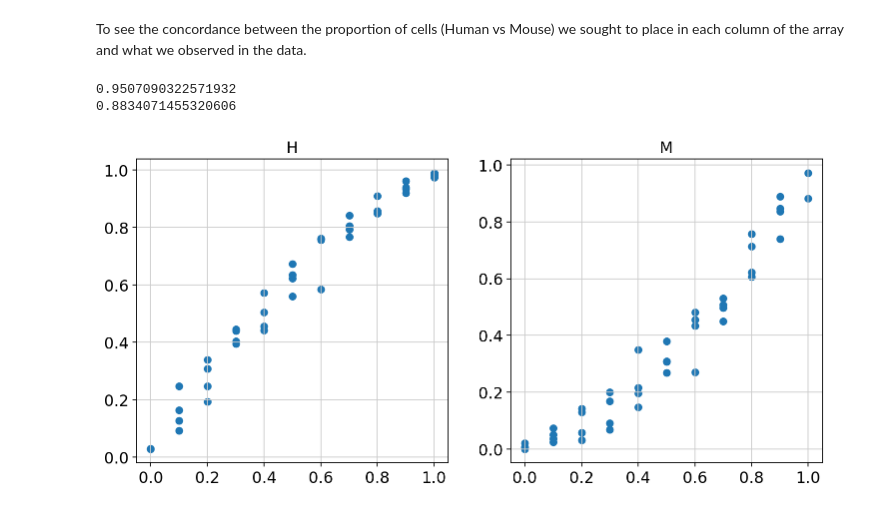
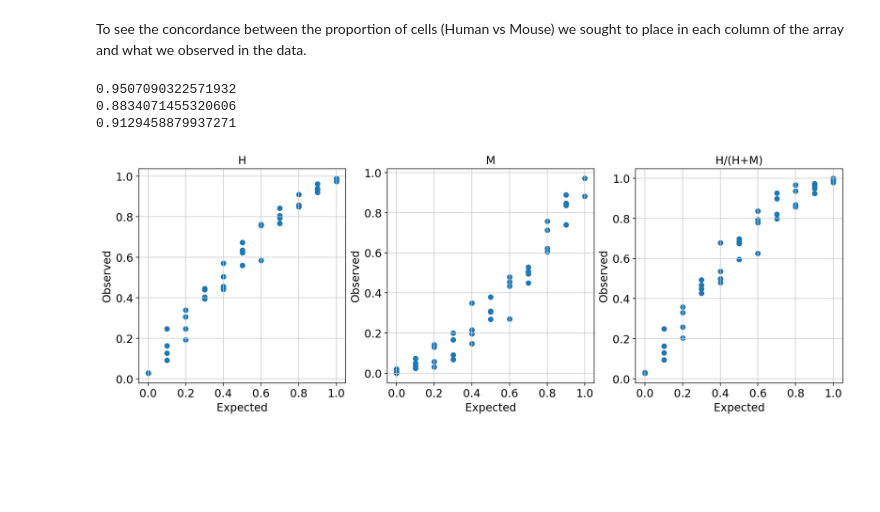
Before and after one commit to yelabucsf/spatial, a Jupyter notebook: notebooks/figures/XYZeq_fig1.ipynb, the cells around one changed output. Saved outputs shown, nothing was run; the diff lists cells and outputs as text; code cells hidden in the pictures; blank space fills up the shorter version.

Commit message:
clearer lins CCC plot labels

```diff
--- a/notebooks/figures/XYZeq_fig1.ipynb
+++ b/notebooks/figures/XYZeq_fig1.ipynb
@@ -60,7 +60,7 @@ _GH:_ Instead, loading in the h5ad. @Derek should upload the original files to B
 # %% [markdown]
 ## Load Matrix and Filter
 # %%
-# adata = sc.read_h5ad(prefix + '293t_3t3_cell_line.h5ad')
+adata = sc.read_h5ad(prefix + '293t_3t3_cell_line.h5ad')
 # adata = sc.read_h5ad('/Users/derekbogdanoff/projects/XYZeq/cell_line.h5ad')
 # %%
 adata
@@ -80,7 +80,7 @@ sc.pp.filter_cells(adata, max_counts=10000)
 
 ## define mito genes
 # mito_genes=[name for name in adata.var_names if name.startswith(('mm10_mt-', 'hg19_mt-', 'mt-'))]
-# mito_genes=[name for name in adata.var_names if (('_mt-' in name) or ('_MT-' in name))]
+mito_genes=[name for name in adata.var_names if (('_mt-' in name) or ('_MT-' in name))]
 
 
 ##create new obs anotation to define percent mito for each cell
@@ -361,16 +361,24 @@ col_props = col_props.divide(col_props.sum(1),axis='rows')
 # %%
 col_props.fillna(0, inplace=True)
 df.fillna(0, inplace=True)
+# %%
+col_props['H/(H+M)'] = col_props['H']/col_props[['H', 'M']].sum(1)
+# %%
+df['H/(H+M)'] = df['H']/df[['H', 'M']].sum(1)
 # %%
 print(llincc(col_props['H'].values, df['H'].values))
 print(llincc(col_props['M'].values, df['M'].values))
+print(llincc(col_props['H/(H+M)'].values, df['H/(H+M)'].values))
 # %% [output]
 0.9507090322571932
 0.8834071455320606
+0.9129458879937271
 # %%
-fig, ax = plt.subplots(1,2,figsize=(11,5))
-for ax, species in zip(ax,['H', 'M']):
+fig, ax = plt.subplots(1,3,figsize=(16,5))
+for ax, species in zip(ax,['H', 'M', 'H/(H+M)']):
     ax.scatter(col_props[species].values, df[species].values);
     ax.set_title(species)
+    ax.set_xlabel('Expected')
+    ax.set_ylabel('Observed')
 # %% [output]
-[figure, old version]
+[figure, new version]
```
